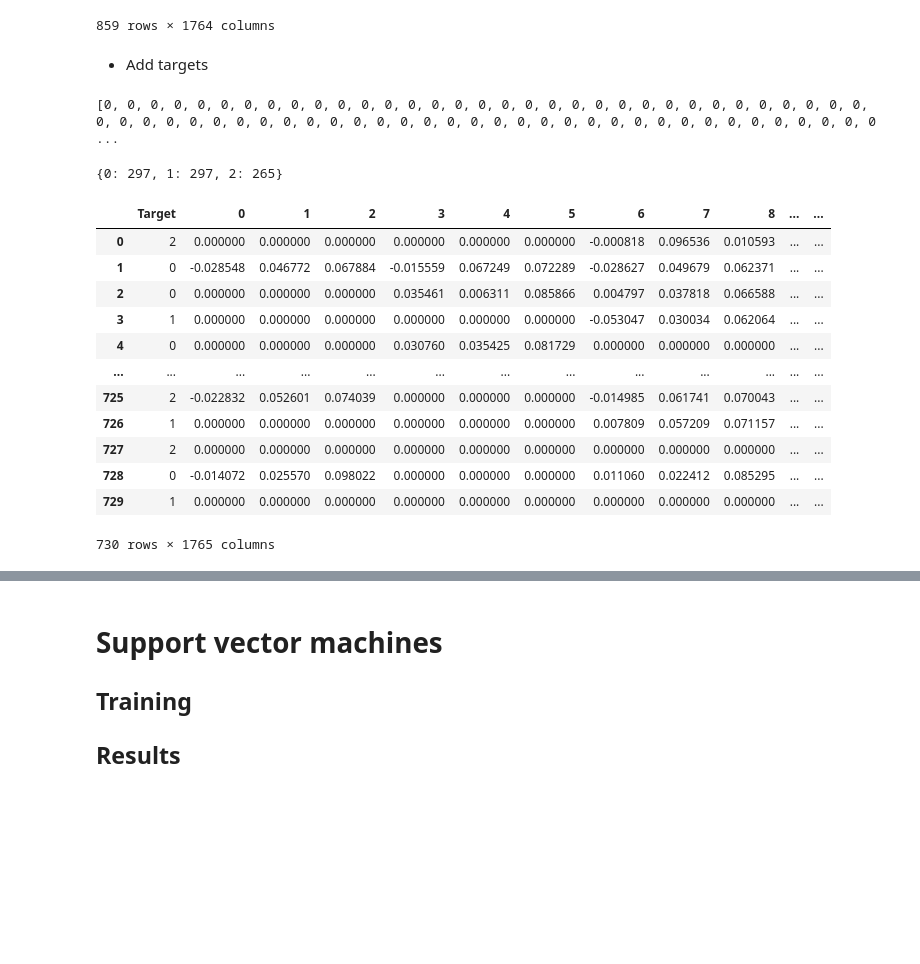
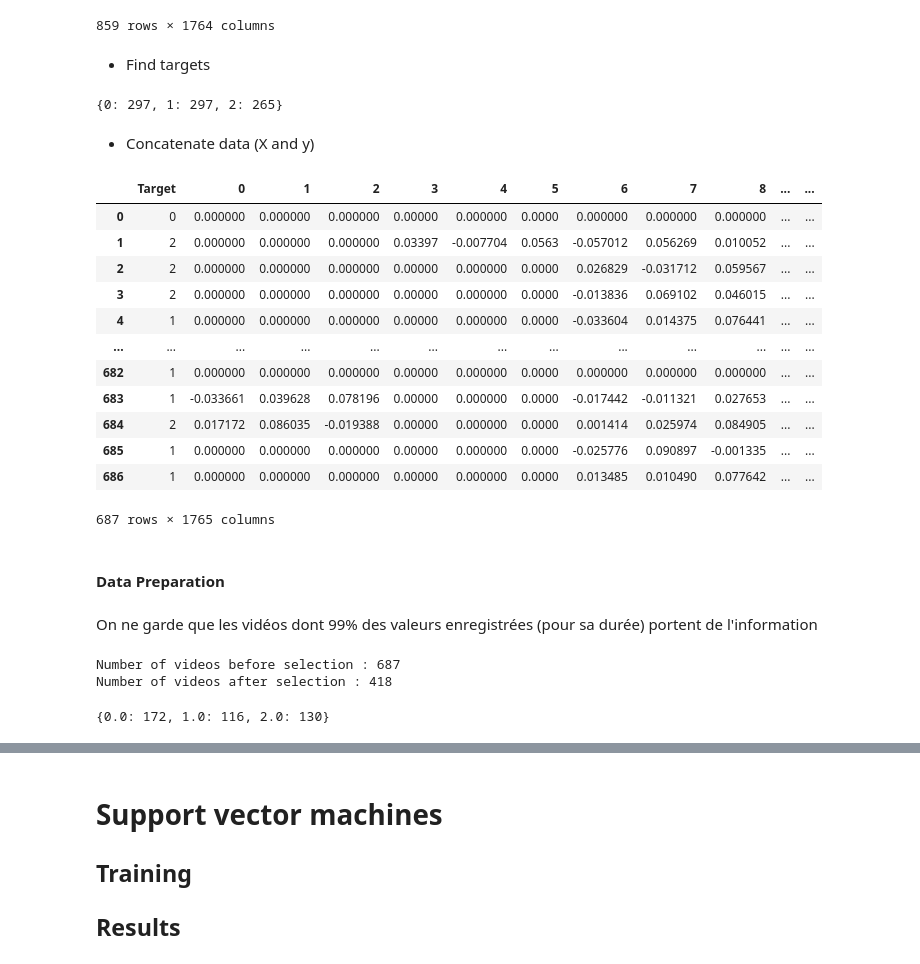
Before and after one commit to LucieDN/Sign-Language-Recognition, a Jupyter notebook: NoteBook/NoteBook.ipynb, the cells around one changed output, grey strips where cells are left out. Cells and saved outputs as stored; diff of their text form; code cells hidden in the pictures; blank space fills up the shorter version.

Commit message:
Fin Data processing

```diff
--- a/NoteBook/NoteBook.ipynb
+++ b/NoteBook/NoteBook.ipynb
@@ -208,6 +208,6 @@ def Vectorize(video_path, points):
 
     return vect
 
-vector = Vectorize(video, points)
-for point in points:
-    print(f"P{point} : {vector[points.index(point)]}")
+# vector = Vectorize(video, points)
+# for point in points:
+#     print(f"P{point} : {vector[points.index(point)]}")
@@ -316,7 +314,7 @@ df_All
 | 858 | 0.050771 | -0.011780 | 0.069926 | 0.021680 | 0.089976 | -0.010144 | 0.042819 | -0.008511 | 0.057847 | 0.036705 | ... | ... |
 859 rows × 1764 columns
 # %% [markdown]
-- Add targets
+- Find targets
 # %%
 df_correspondances = pd.read_csv('../Database/sign_to_index.csv')
 targets =[]
@@ -326,35 +324,61 @@ for num_sign in range(len(signs)):
     while ind < df_correspondances.shape[0] and df_correspondances.loc[ind, "sign"]!=signs[num_sign]:
         ind+=1
     targets += [ind]*nb_videos
-print(targets)
 unique, counts = np.unique(targets, return_counts=True)
 dict(zip(unique, counts))
 # %% [output]
-[0, 0, 0, 0, 0, 0, 0, 0, 0, 0, 0, 0, 0, 0, 0, 0, 0, 0, 0, 0, 0, 0, 0, 0, 0, 0, 0, 0, 0, 0, 0, 0, 0, 0, 0, 0, 0, 0, 0, 0, 0, 0, 0, 0, 0, 0, 0, 0, 0, 0, 0, 0, 0, 0, 0, 0, 0, 0, 0, 0, 0, 0, 0, 0, 0, 0, 0 ...
+{0: 297, 1: 297, 2: 265}
-{0: 297, 1: 297, 2: 265}
+# %% [markdown]
+- Concatenate data (X and y)
 # %%
 X = np.array(df_All)
-x_train, x_test, y_train, y_test = train_test_split(X, targets, test_size=0.15)
+x_train, x_test, y_train, y_test = train_test_split(X, targets, test_size=0.20)
 df_training = pd.DataFrame(x_train)
 df_training
 df_training.insert(loc=0, column='Target', value=y_train)
 df_test = pd.DataFrame(x_test)
 df_test.insert(loc=0, column='Target', value=y_test)
 df_training
 # %% [output]
 |  | Target | 0 | 1 | 2 | 3 | 4 | 5 | 6 | 7 | 8 | ... | ... |
-| 0 | 2 | 0.000000 | 0.000000 | 0.000000 | 0.000000 | 0.000000 | 0.000000 | -0.000818 | 0.096536 | 0.010593 | ... | ... |
-| 1 | 0 | -0.028548 | 0.046772 | 0.067884 | -0.015559 | 0.067249 | 0.072289 | -0.028627 | 0.049679 | 0.062371 | ... | ... |
-| 2 | 0 | 0.000000 | 0.000000 | 0.000000 | 0.035461 | 0.006311 | 0.085866 | 0.004797 | 0.037818 | 0.066588 | ... | ... |
-| 3 | 1 | 0.000000 | 0.000000 | 0.000000 | 0.000000 | 0.000000 | 0.000000 | -0.053047 | 0.030034 | 0.062064 | ... | ... |
-| 4 | 0 | 0.000000 | 0.000000 | 0.000000 | 0.030760 | 0.035425 | 0.081729 | 0.000000 | 0.000000 | 0.000000 | ... | ... |
+| 0 | 0 | 0.000000 | 0.000000 | 0.000000 | 0.00000 | 0.000000 | 0.0000 | 0.000000 | 0.000000 | 0.000000 | ... | ... |
+| 1 | 2 | 0.000000 | 0.000000 | 0.000000 | 0.03397 | -0.007704 | 0.0563 | -0.057012 | 0.056269 | 0.010052 | ... | ... |
+| 2 | 2 | 0.000000 | 0.000000 | 0.000000 | 0.00000 | 0.000000 | 0.0000 | 0.026829 | -0.031712 | 0.059567 | ... | ... |
+| 3 | 2 | 0.000000 | 0.000000 | 0.000000 | 0.00000 | 0.000000 | 0.0000 | -0.013836 | 0.069102 | 0.046015 | ... | ... |
+| 4 | 1 | 0.000000 | 0.000000 | 0.000000 | 0.00000 | 0.000000 | 0.0000 | -0.033604 | 0.014375 | 0.076441 | ... | ... |
 | ... | ... | ... | ... | ... | ... | ... | ... | ... | ... | ... | ... | ... |
-| 725 | 2 | -0.022832 | 0.052601 | 0.074039 | 0.000000 | 0.000000 | 0.000000 | -0.014985 | 0.061741 | 0.070043 | ... | ... |
-| 726 | 1 | 0.000000 | 0.000000 | 0.000000 | 0.000000 | 0.000000 | 0.000000 | 0.007809 | 0.057209 | 0.071157 | ... | ... |
-| 727 | 2 | 0.000000 | 0.000000 | 0.000000 | 0.000000 | 0.000000 | 0.000000 | 0.000000 | 0.000000 | 0.000000 | ... | ... |
-| 728 | 0 | -0.014072 | 0.025570 | 0.098022 | 0.000000 | 0.000000 | 0.000000 | 0.011060 | 0.022412 | 0.085295 | ... | ... |
-| 729 | 1 | 0.000000 | 0.000000 | 0.000000 | 0.000000 | 0.000000 | 0.000000 | 0.000000 | 0.000000 | 0.000000 | ... | ... |
+| 682 | 1 | 0.000000 | 0.000000 | 0.000000 | 0.00000 | 0.000000 | 0.0000 | 0.000000 | 0.000000 | 0.000000 | ... | ... |
+| 683 | 1 | -0.033661 | 0.039628 | 0.078196 | 0.00000 | 0.000000 | 0.0000 | -0.017442 | -0.011321 | 0.027653 | ... | ... |
+| 684 | 2 | 0.017172 | 0.086035 | -0.019388 | 0.00000 | 0.000000 | 0.0000 | 0.001414 | 0.025974 | 0.084905 | ... | ... |
+| 685 | 1 | 0.000000 | 0.000000 | 0.000000 | 0.00000 | 0.000000 | 0.0000 | -0.025776 | 0.090897 | -0.001335 | ... | ... |
+| 686 | 1 | 0.000000 | 0.000000 | 0.000000 | 0.00000 | 0.000000 | 0.0000 | 0.013485 | 0.010490 | 0.077642 | ... | ... |
-730 rows × 1765 columns
+687 rows × 1765 columns
 # %%
 df_training.to_csv(f'../DataManipulation/Training.csv', index=False)
 df_test.to_csv(f'../DataManipulation/Test.csv', index=False)
+# %% [markdown]
+#### Data Preparation
+# %% [markdown]
+On ne garde que les vidéos dont 99% des valeurs enregistrées (pour sa durée) portent de l'information
+# %%
+def Keep_Indicatives(df_data):
+    Data = np.array(df_data)
+    ind_video = 0
+    for video in Data:
+        number_of_zero = np.count_nonzero(video[1:] == 0)
+        nbTotal = np.count_nonzero(video[1:] != np.nan)
+        if number_of_zero>0.1*nbTotal:
+            Data = np.delete(Data, ind_video, axis=0)
+        else:
+            ind_video +=1
+    return Data
+df_data = pd.read_csv(f"../DataManipulation/Training.csv")
+print(f"Number of videos before selection : {df_training.shape[0]}")
+new = Keep_Indicatives(df_training)
+print(f"Number of videos after selection : {len(new)}")
+unique, counts = np.unique(new[:,0], return_counts=True)
+dict(zip(unique, counts))
+# %% [output]
+Number of videos before selection : 687
+Number of videos after selection : 418
+{0.0: 172, 1.0: 116, 2.0: 130}
```
Also changed, not shown: parts of 9 cells of this notebook, 2 other files.
